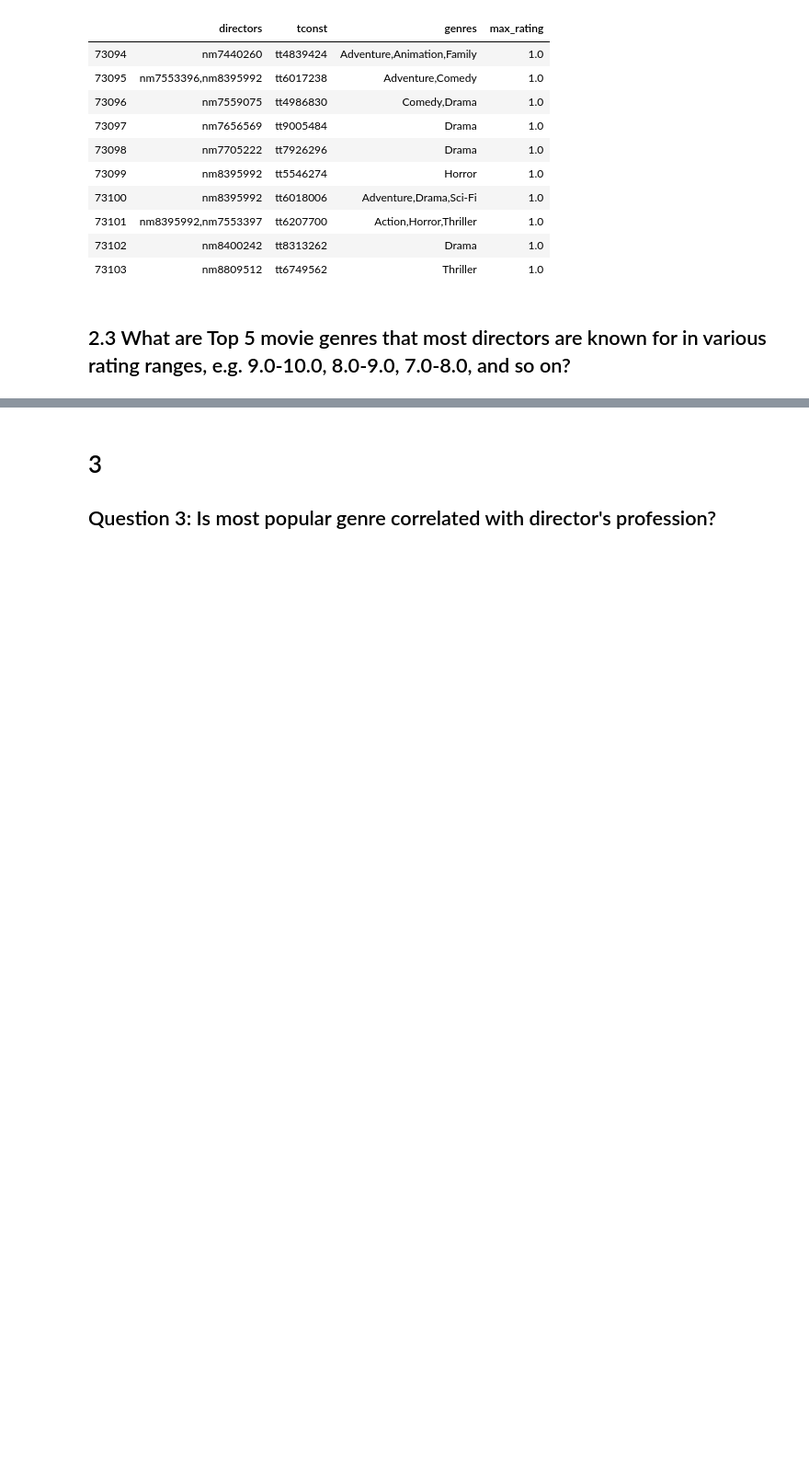
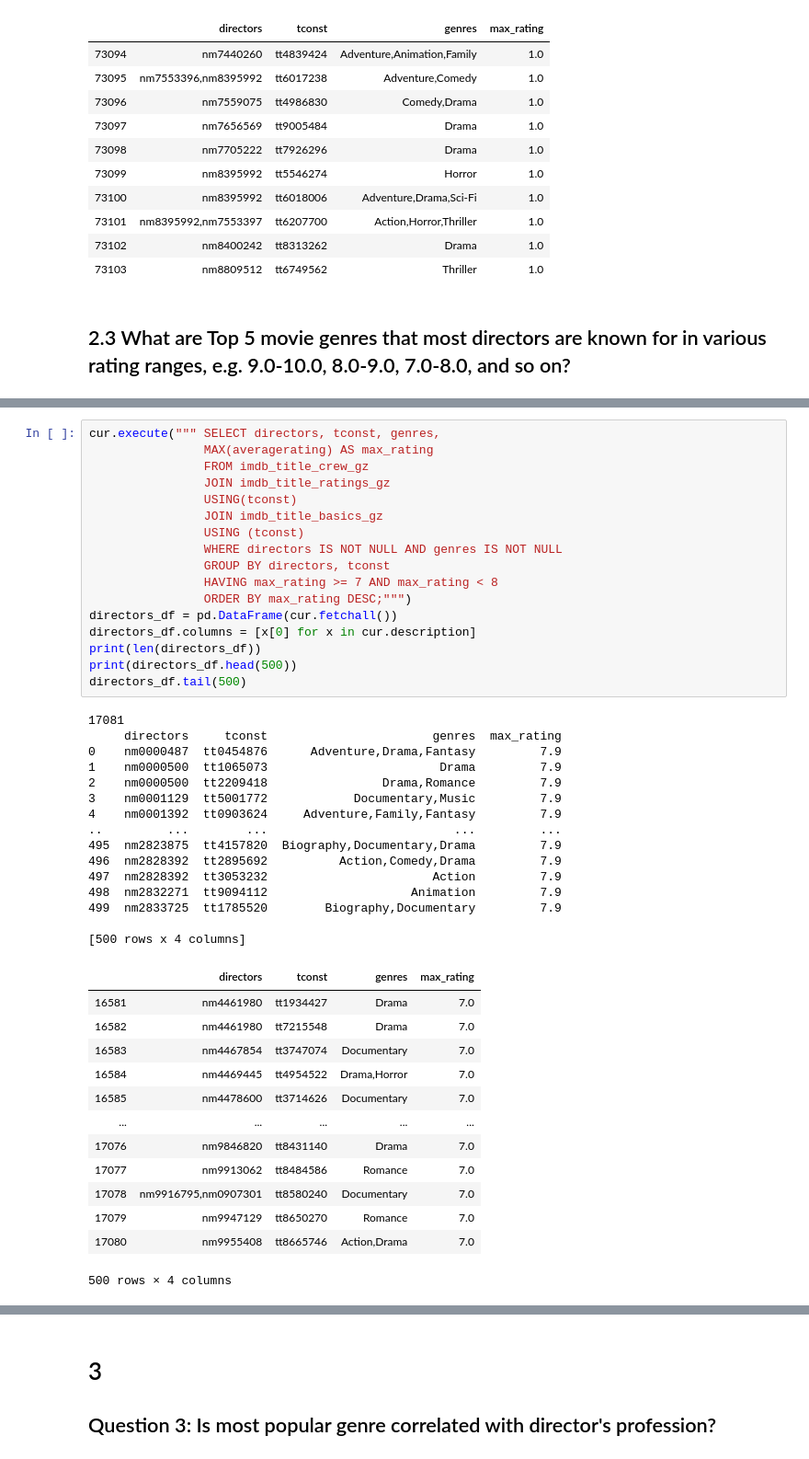
Before and after one commit to renjmindy/dsc-mod-1-project-v2-1-onl01-dtsc-ft-052620, a Jupyter notebook: student_v3.ipynb, the cells around one changed output, grey strips where cells are left out. Shown: that part at 92% size. Cells and saved outputs as stored; diff of their text form; blank space fills up the shorter version.

```diff
--- a/student_v3.ipynb
+++ b/student_v3.ipynb
@@ -317,0 +410,46 @@ directors_df.tail(10)
+# %%
+cur.execute(""" SELECT directors, tconst, genres,
+                MAX(averagerating) AS max_rating
+                FROM imdb_title_crew_gz
+                JOIN imdb_title_ratings_gz
+                USING(tconst)
+                JOIN imdb_title_basics_gz
+                USING (tconst)
+                WHERE directors IS NOT NULL AND genres IS NOT NULL
+                GROUP BY directors, tconst
+                HAVING max_rating >= 7 AND max_rating < 8
+                ORDER BY max_rating DESC;""")
+directors_df = pd.DataFrame(cur.fetchall())
+directors_df.columns = [x[0] for x in cur.description]
+print(len(directors_df))
+print(directors_df.head(500))
+directors_df.tail(500)
+# %% [output]
+17081
+     directors     tconst                       genres  max_rating
+0    nm0000487  tt0454876      Adventure,Drama,Fantasy         7.9
+1    nm0000500  tt1065073                        Drama         7.9
+2    nm0000500  tt2209418                Drama,Romance         7.9
+3    nm0001129  tt5001772            Documentary,Music         7.9
+4    nm0001392  tt0903624     Adventure,Family,Fantasy         7.9
+..         ...        ...                          ...         ...
+495  nm2823875  tt4157820  Biography,Documentary,Drama         7.9
+496  nm2828392  tt2895692          Action,Comedy,Drama         7.9
+497  nm2828392  tt3053232                       Action         7.9
+498  nm2832271  tt9094112                    Animation         7.9
+499  nm2833725  tt1785520        Biography,Documentary         7.9
+
+[500 rows x 4 columns]
+|  | directors | tconst | genres | max_rating |
+| 16581 | nm4461980 | tt1934427 | Drama | 7.0 |
+| 16582 | nm4461980 | tt7215548 | Drama | 7.0 |
+| 16583 | nm4467854 | tt3747074 | Documentary | 7.0 |
+| 16584 | nm4469445 | tt4954522 | Drama,Horror | 7.0 |
+| 16585 | nm4478600 | tt3714626 | Documentary | 7.0 |
+| ... | ... | ... | ... | ... |
+| 17076 | nm9846820 | tt8431140 | Drama | 7.0 |
+| 17077 | nm9913062 | tt8484586 | Romance | 7.0 |
+| 17078 | nm9916795,nm0907301 | tt8580240 | Documentary | 7.0 |
+| 17079 | nm9947129 | tt8650270 | Romance | 7.0 |
+| 17080 | nm9955408 | tt8665746 | Action,Drama | 7.0 |
+500 rows × 4 columns
```
Also changed, not shown: parts of 3 cells of this notebook, 2 other files.
